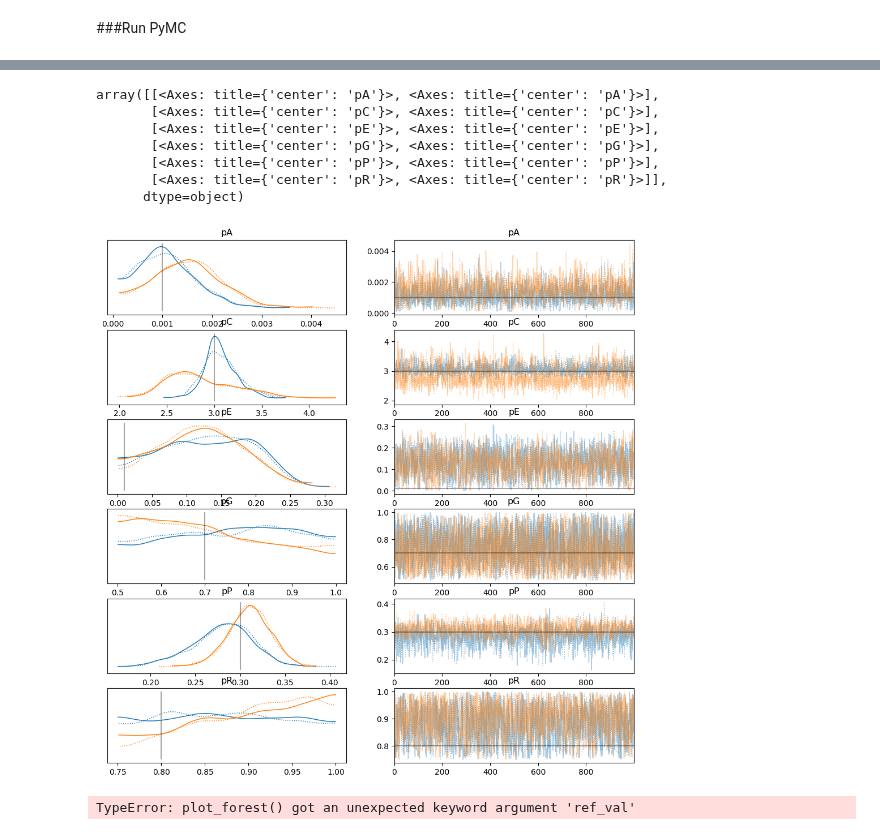
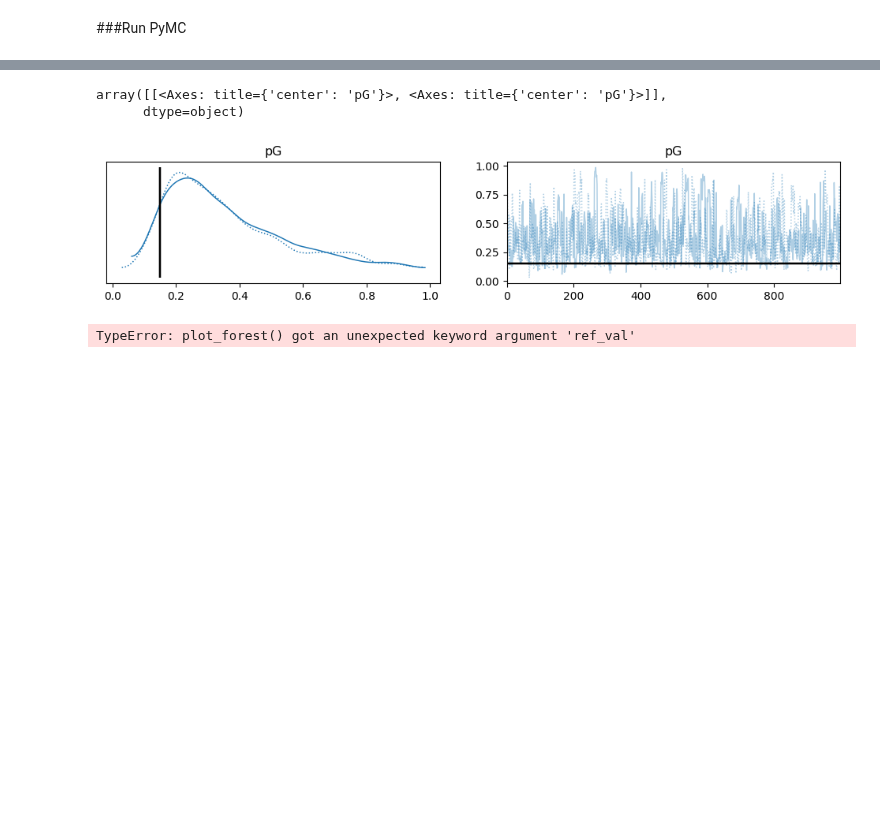
Before and after one commit to TheLemonPig/RL-SSM, a Jupyter notebook: rlwm_testing.ipynb, the cells around one changed output, grey strips where cells are left out. Drawn from its saved outputs; the diff is of its cells as text; code cells hidden in the pictures; blank space fills up the shorter version.

```diff
--- a/rlwm_testing.ipynb
+++ b/rlwm_testing.ipynb
@@ -540,14 +525,22 @@ def simulate_RLWM(param_rl, set_size_list, num_rep_per_block, num_actions, subjs
                 #print("\t\t\tdone action", state, action, reward)
 
                 #print("\t\t\tupdating q")
-                if reward == 1:
+                if (reward - q_RL[state, action]) >= 0:
                     sub_list_corr.append(1)
                     q_RL[state, action] = q_RL[state, action] + alpha * (reward - q_RL[state, action])
-                    q_WM[state, action] = reward
-                elif reward == 0:
+                    q_WM[state, action] = q_WM[state, action] + 1 * (reward - q_WM[state, action])
+                else:
                     sub_list_corr.append(0)
                     q_RL[state, action] = q_RL[state, action] + gamma * alpha * (reward - q_RL[state, action])
-                    q_WM[state, action] = q_WM[state, action] + gamma * (reward - q_WM[state, action])
+                    q_WM[state, action] = q_WM[state, action] + gamma * 1 * (reward - q_WM[state, action])
+                # if reward == 1:
+                #     sub_list_corr.append(1)
+                #     q_RL[state, action] = q_RL[state, action] + alpha * (reward - q_RL[state, action])
+                #     q_WM[state, action] = reward
+                # elif reward == 0:
+                #     sub_list_corr.append(0)
+                #     q_RL[state, action] = q_RL[state, action] + gamma * alpha * (reward - q_RL[state, action])
+                #     q_WM[state, action] = q_WM[state, action] + gamma * (reward - q_WM[state, action])
                 #print("\t\t\tdone updating q")
                 q_WM = q_WM + phi * ((1/num_actions)-q_WM)
                 #print("\t\t\tdone WM decay")
@@ -600,8 +593,8 @@ subjs = 20
 priors_rl_alpha = [0.001,0.001] # [0, 0.01]
 priors_rl_phi = [0.30,0.30]# [0, 0.40]
 priors_rl_rho = [0.8,0.8] # [0.75, 1]
-priors_rl_gamma =[0.7,0.7] # [0.60, 0.90]
-priors_rl_epsilon = [0.01,0.01] # [0, 0.05]
+priors_rl_gamma =[0.2,0.2] # [0.60, 0.90]
+priors_rl_epsilon = [0.0,0.0] # [0, 0.05]
 priors_rl_C = [3,3] # [2, 5]
 
 rl_alpha = np.random.uniform(priors_rl_alpha[0], priors_rl_alpha[1], subjs)
@@ -1090,21 +1148,16 @@ array([[<Axes: ylabel='pA\n1'>, <Axes: >, <Axes: >, <Axes: >, <Axes: >,
 # %%
 az.plot_trace(idata_pooled, lines=[
-    ("pA", {}, 0.001),
-    ("pC", {}, 3.0),
-    ("pE", {}, 0.01),
-    ("pG", {}, 0.7),
-    ("pP", {}, 0.3),
-    ("pR", {}, 0.8),
+    ("pA", {}, rl_alpha),
+    ("pC", {}, rl_C),
+    ("pE", {}, rl_epsilon),
+    ("pG", {}, rl_gamma),
+    ("pP", {}, rl_phi),
+    ("pR", {}, rl_rho),
 ])
 # %% [output]
-array([[<Axes: title={'center': 'pA'}>, <Axes: title={'center': 'pA'}>],
-       [<Axes: title={'center': 'pC'}>, <Axes: title={'center': 'pC'}>],
-       [<Axes: title={'center': 'pE'}>, <Axes: title={'center': 'pE'}>],
-       [<Axes: title={'center': 'pG'}>, <Axes: title={'center': 'pG'}>],
-       [<Axes: title={'center': 'pP'}>, <Axes: title={'center': 'pP'}>],
-       [<Axes: title={'center': 'pR'}>, <Axes: title={'center': 'pR'}>]],
+array([[<Axes: title={'center': 'pG'}>, <Axes: title={'center': 'pG'}>]],
       dtype=object)
-[figure, old version]
+[figure, new version]
 # %%
 az.plot_forest(idata_pooled, ref_val={'alpha':0.5})
 # %% [output]
```
Also changed, not shown: parts of 18 cells of this notebook.
